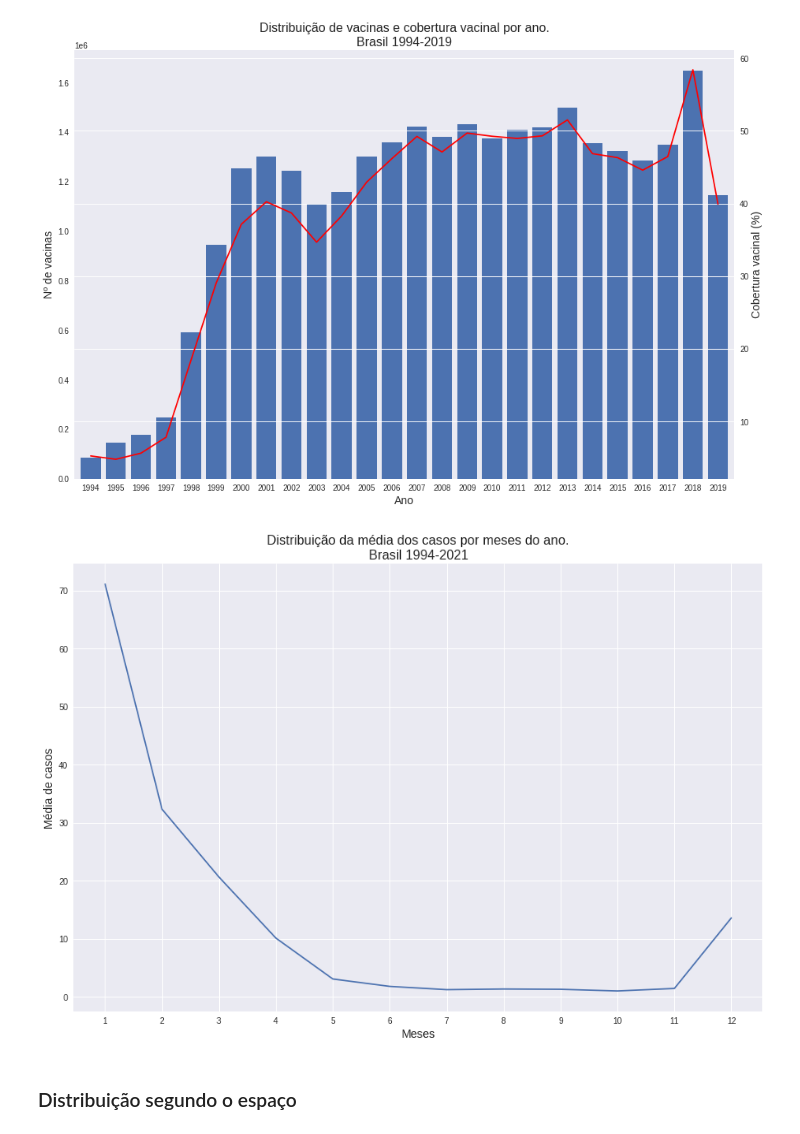
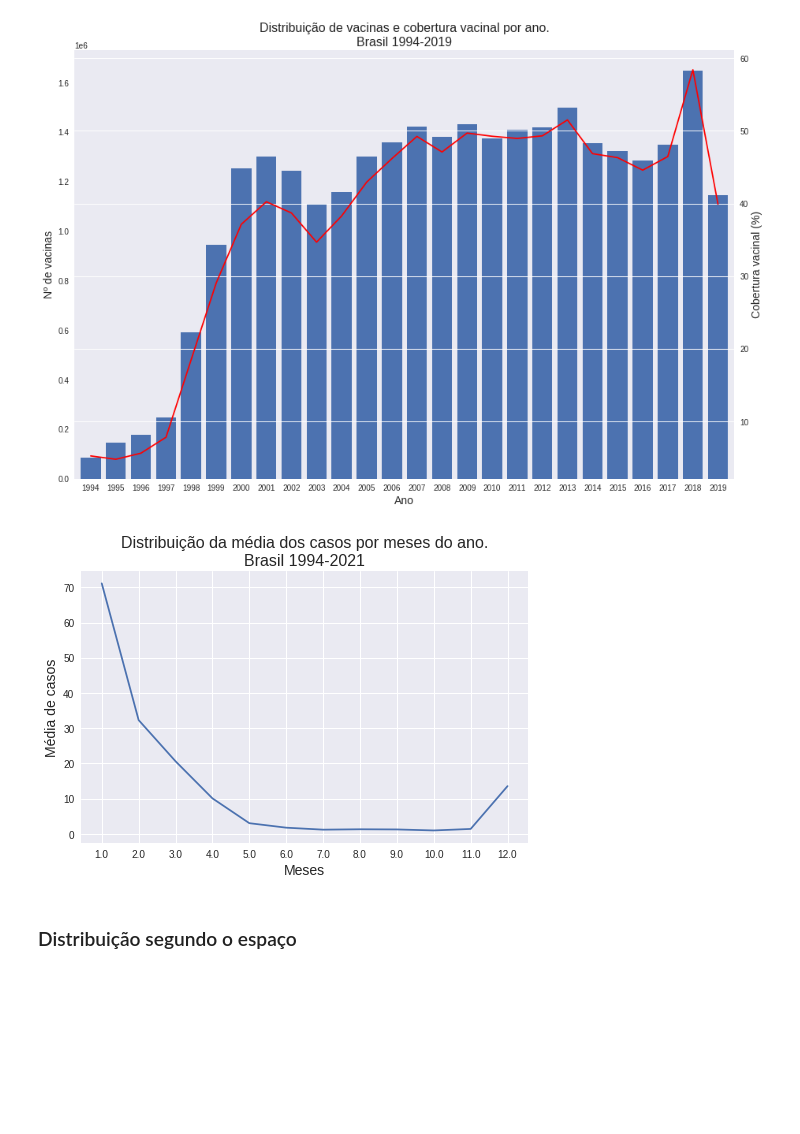
Before and after one commit to pedrosena138/if1007-tasi4, a Jupyter notebook: Analise_de_casos_de_febre_amarela_em_humanos.ipynb, the cells around one changed output. Cells and saved outputs as stored; diff of their text form; code cells hidden in the pictures; blank space fills up the shorter version.

```diff
--- a/Analise_de_casos_de_febre_amarela_em_humanos.ipynb
+++ b/Analise_de_casos_de_febre_amarela_em_humanos.ipynb
@@ -278,22 +278,20 @@ plt.show()
 # %% [output]
 [figure]
 # %%
-df_cases_per_month = df_cases.groupby(['MES_IS', 'ANO'])['ID'].count().reset_index().groupby('MES_IS')['ID'].mean().reset_index()
-df_cases_per_month['MES_IS'] = df_cases_per_month['MES_IS'].astype('int64')
+mean_per_month = df_cases.groupby(['MES_IS', 'ANO']).size().groupby('MES_IS').mean().reset_index()
 
-months = df_cases_per_month['MES_IS'].values
+months = mean_per_month['MES_IS'].values
 r = np.arange(len(months))
 
-df_cases_per_month['ID'].plot(label='Média de casos', figsize=(15,10))
-
+mean_per_month[0].plot(label='Média de casos', figsize=(8,5))
 plt.title('Distribuição da média dos casos por meses do ano.\nBrasil 1994-2021', fontsize=16)
 plt.xlabel('Meses', fontsize=14)
 plt.ylabel('Média de casos', fontsize=14)
 plt.xticks(r, months)
 
 plt.show()
 # %% [output]
-[figure, old version]
+[figure, new version]
 # %% [markdown]
 ### Distribuição segundo o espaço
 # %%
```
Also changed, not shown: parts of 1 cell of this notebook.
